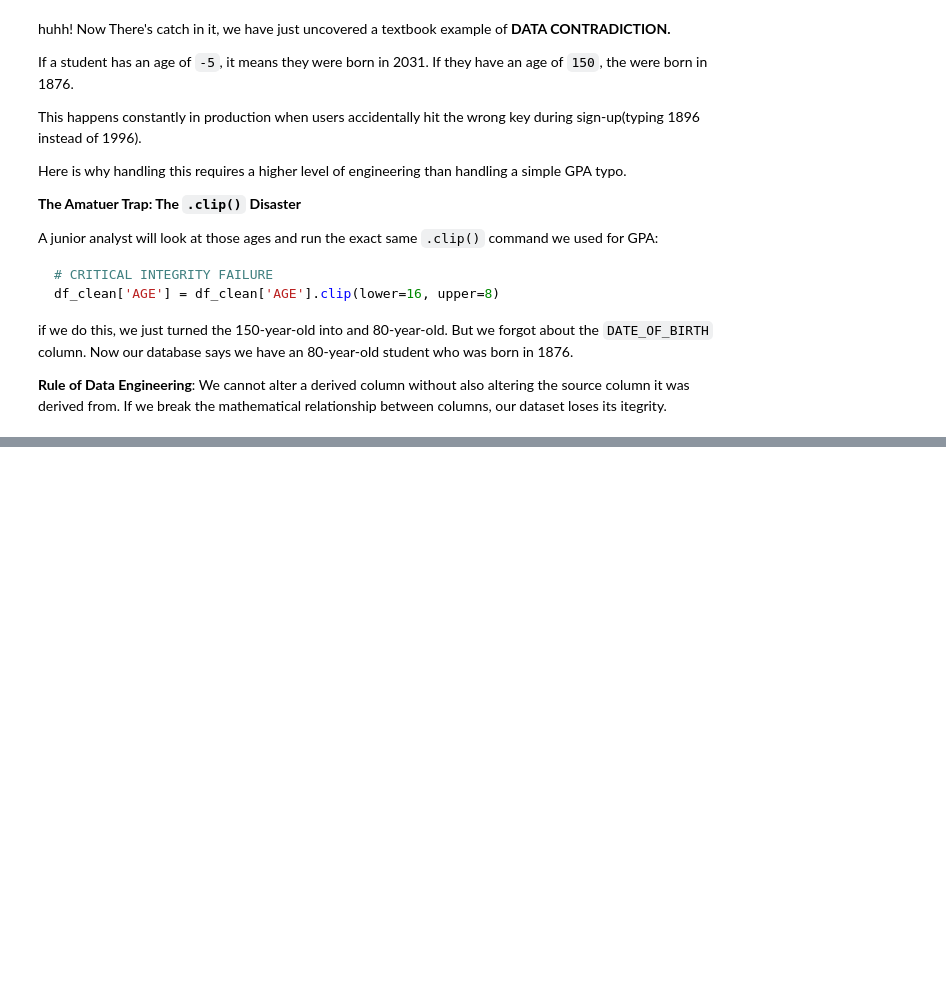
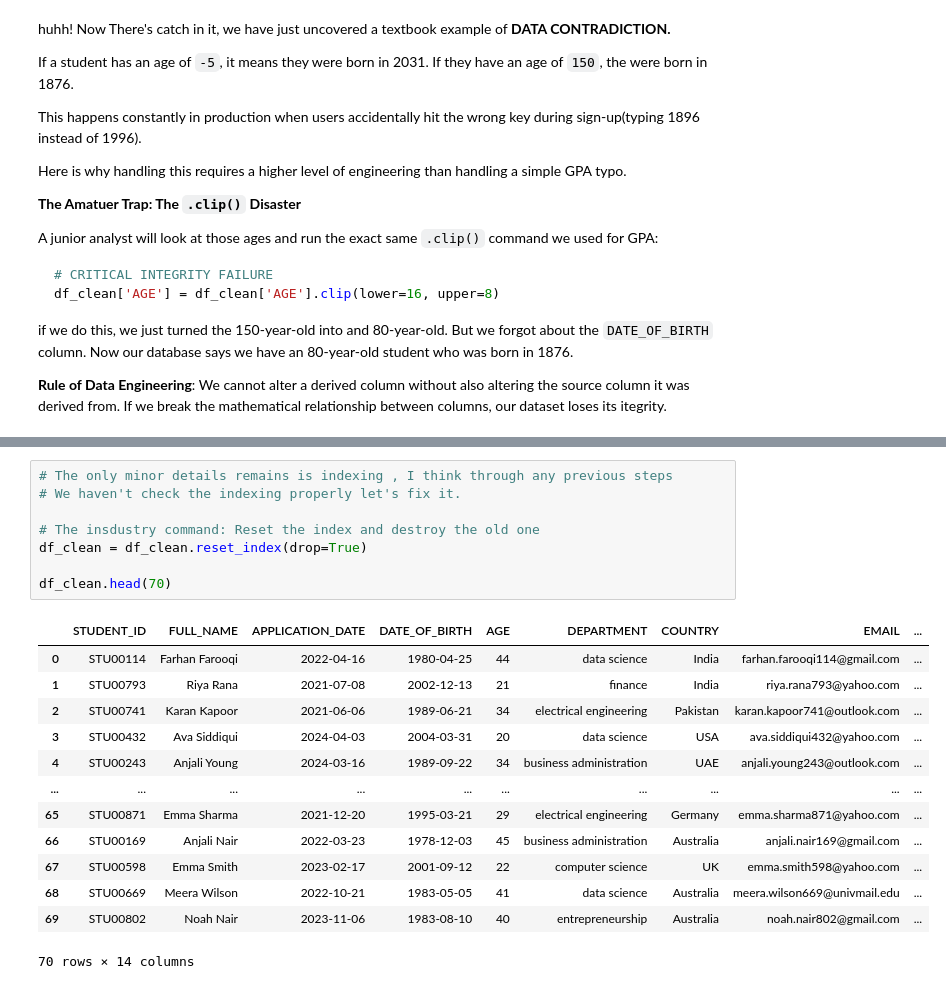
Before and after one commit to sohail-ansari0023/Becoming-A-Data-Analyst, a Jupyter notebook: Data_Cleaning_and_Preprocessing/notebooks/university_dataset.ipynb, the cells around one changed output, grey strips where cells are left out. Saved outputs shown, nothing was run; the diff lists cells and outputs as text; blank space fills up the shorter version.

Commit message:
Completed data cleaning theory and practical

```diff
--- a/Data_Cleaning_and_Preprocessing/notebooks/university_dataset.ipynb
+++ b/Data_Cleaning_and_Preprocessing/notebooks/university_dataset.ipynb
@@ -844,0 +900,22 @@ Name: count, dtype: int64
+# %%
+# The only minor details remains is indexing , I think through any previous steps
+# We haven't check the indexing properly let's fix it.
+
+# The insdustry command: Reset the index and destroy the old one
+df_clean = df_clean.reset_index(drop=True)
+
+df_clean.head(70)
+# %% [output]
+|  | STUDENT_ID | FULL_NAME | APPLICATION_DATE | DATE_OF_BIRTH | AGE | DEPARTMENT | COUNTRY | EMAIL | ... |
+| 0 | STU00114 | Farhan Farooqi | 2022-04-16 | 1980-04-25 | 44 | data science | India | farhan.farooqi114@gmail.com | ... |
+| 1 | STU00793 | Riya Rana | 2021-07-08 | 2002-12-13 | 21 | finance | India | riya.rana793@yahoo.com | ... |
+| 2 | STU00741 | Karan Kapoor | 2021-06-06 | 1989-06-21 | 34 | electrical engineering | Pakistan | karan.kapoor741@outlook.com | ... |
+| 3 | STU00432 | Ava Siddiqui | 2024-04-03 | 2004-03-31 | 20 | data science | USA | ava.siddiqui432@yahoo.com | ... |
+| 4 | STU00243 | Anjali Young | 2024-03-16 | 1989-09-22 | 34 | business administration | UAE | anjali.young243@outlook.com | ... |
+| ... | ... | ... | ... | ... | ... | ... | ... | ... | ... |
+| 65 | STU00871 | Emma Sharma | 2021-12-20 | 1995-03-21 | 29 | electrical engineering | Germany | emma.sharma871@yahoo.com | ... |
+| 66 | STU00169 | Anjali Nair | 2022-03-23 | 1978-12-03 | 45 | business administration | Australia | anjali.nair169@gmail.com | ... |
+| 67 | STU00598 | Emma Smith | 2023-02-17 | 2001-09-12 | 22 | computer science | UK | emma.smith598@yahoo.com | ... |
+| 68 | STU00669 | Meera Wilson | 2022-10-21 | 1983-05-05 | 41 | data science | Australia | meera.wilson669@univmail.edu | ... |
+| 69 | STU00802 | Noah Nair | 2023-11-06 | 1983-08-10 | 40 | entrepreneurship | Australia | noah.nair802@gmail.com | ... |
+70 rows × 14 columns
```
Also changed, not shown: parts of 8 cells of this notebook, 4 other files.
